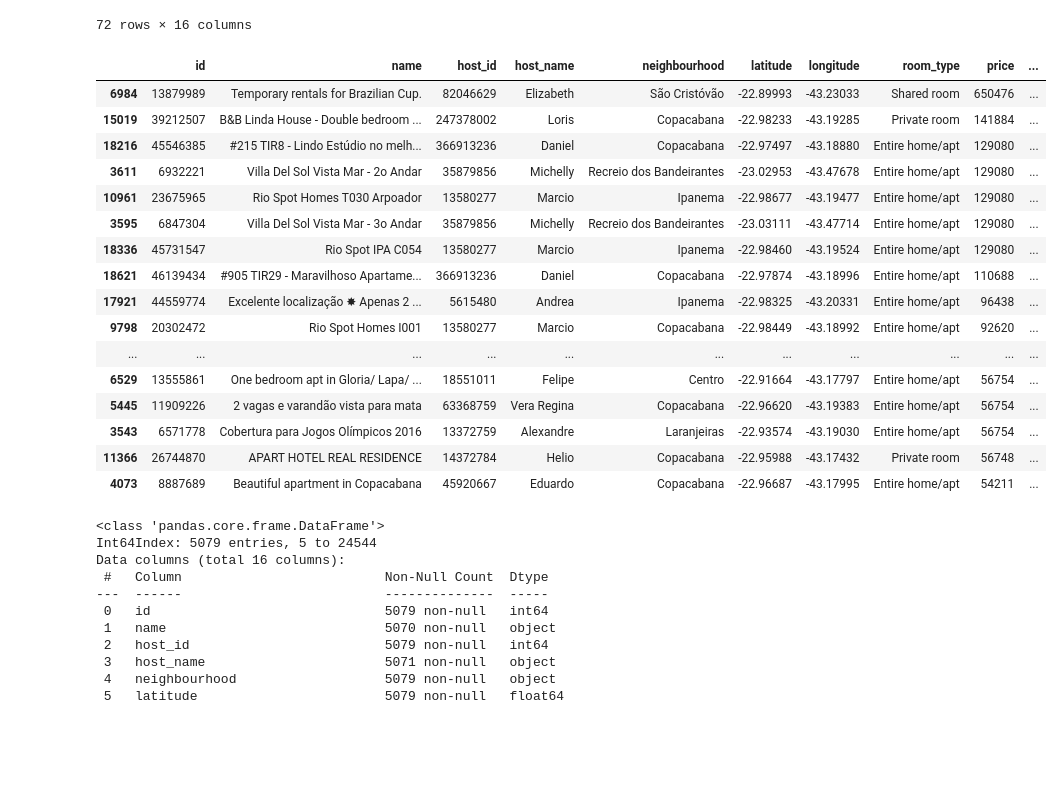
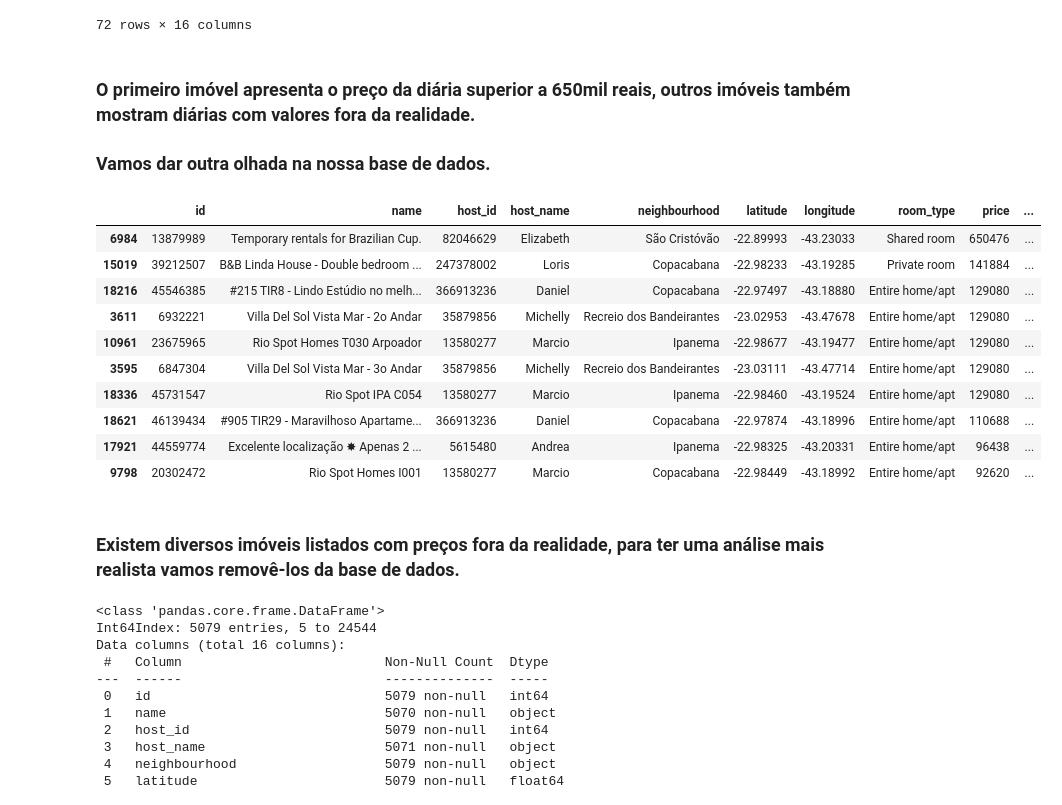
Before and after one commit to PedroAfornali/Analise-Airbnb-Rio-de-Janeiro, a Jupyter notebook: Airbnb Rio de Janeiro.ipynb, the cells around one changed output. Cells and saved outputs as stored; diff of their text form; code cells hidden in the pictures; blank space fills up the shorter version.

```diff
--- a/Airbnb Rio de Janeiro.ipynb
+++ b/Airbnb Rio de Janeiro.ipynb
@@ -142,28 +153,27 @@ df[df["neighbourhood"] == "São Cristóvão"].sort_values("price", ascending=Fal
 | 11286 | 26088689 | Alugo quarto apenas para MULHER p... | 196091649 | Elli | São Cristóvão | -22.897200 | -43.22982 | Private room | 60 | ... |
 | 24314 | 53864603 | Apartamento familiar em São Crist... | 33218018 | Fabiano | São Cristóvão | -22.902681 | -43.22177 | Shared room | 46 | ... |
 72 rows × 16 columns
+# %% [markdown]
+### O primeiro imóvel apresenta o preço da diária superior a 650mil reais, outros imóveis também mostram diárias com valores fora da realidade.
+### Vamos dar outra olhada na nossa base de dados.
 # %%
 # Gera toda a base de dados listada em ordem desdendente de preços.
 
-df.sort_values('price',ascending=False)[:20]
+df.sort_values('price',ascending=False)[:10]
 # %% [output]
 |  | id | name | host_id | host_name | neighbourhood | latitude | longitude | room_type | price | ... |
 | 6984 | 13879989 | Temporary rentals for Brazilian Cup. | 82046629 | Elizabeth | São Cristóvão | -22.89993 | -43.23033 | Shared room | 650476 | ... |
 | 15019 | 39212507 | B&B Linda House - Double bedroom ... | 247378002 | Loris | Copacabana | -22.98233 | -43.19285 | Private room | 141884 | ... |
 | 18216 | 45546385 | #215 TIR8 - Lindo Estúdio no melh... | 366913236 | Daniel | Copacabana | -22.97497 | -43.18880 | Entire home/apt | 129080 | ... |
 | 3611 | 6932221 | Villa Del Sol Vista Mar - 2o Andar | 35879856 | Michelly | Recreio dos Bandeirantes | -23.02953 | -43.47678 | Entire home/apt | 129080 | ... |
 | 10961 | 23675965 | Rio Spot Homes T030 Arpoador | 13580277 | Marcio | Ipanema | -22.98677 | -43.19477 | Entire home/apt | 129080 | ... |
 | 3595 | 6847304 | Villa Del Sol Vista Mar - 3o Andar | 35879856 | Michelly | Recreio dos Bandeirantes | -23.03111 | -43.47714 | Entire home/apt | 129080 | ... |
 | 18336 | 45731547 | Rio Spot IPA C054 | 13580277 | Marcio | Ipanema | -22.98460 | -43.19524 | Entire home/apt | 129080 | ... |
 | 18621 | 46139434 | #905 TIR29 - Maravilhoso Apartame... | 366913236 | Daniel | Copacabana | -22.97874 | -43.18996 | Entire home/apt | 110688 | ... |
 | 17921 | 44559774 | Excelente localização ✸ Apenas 2 ... | 5615480 | Andrea | Ipanema | -22.98325 | -43.20331 | Entire home/apt | 96438 | ... |
 | 9798 | 20302472 | Rio Spot Homes I001 | 13580277 | Marcio | Copacabana | -22.98449 | -43.18992 | Entire home/apt | 92620 | ... |
-| ... | ... | ... | ... | ... | ... | ... | ... | ... | ... | ... |
-| 6529 | 13555861 | One bedroom apt in Gloria/ Lapa/ ... | 18551011 | Felipe | Centro | -22.91664 | -43.17797 | Entire home/apt | 56754 | ... |
-| 5445 | 11909226 | 2 vagas e varandão vista para mata | 63368759 | Vera Regina | Copacabana | -22.96620 | -43.19383 | Entire home/apt | 56754 | ... |
-| 3543 | 6571778 | Cobertura para Jogos Olímpicos 2016 | 13372759 | Alexandre | Laranjeiras | -22.93574 | -43.19030 | Entire home/apt | 56754 | ... |
-| 11366 | 26744870 | APART HOTEL REAL RESIDENCE | 14372784 | Helio | Copacabana | -22.95988 | -43.17432 | Private room | 56748 | ... |
-| 4073 | 8887689 | Beautiful apartment in Copacabana | 45920667 | Eduardo | Copacabana | -22.96687 | -43.17995 | Entire home/apt | 54211 | ... |
+# %% [markdown]
+### Existem diversos imóveis listados com preços fora da realidade, para ter uma análise mais realista vamos removê-los da base de dados.
 # %%
 # Gera uma tabela com todos os imóveis listados com preço maior que mil reais e trás informações sobre esses dados.
 # No caso existem 5079 imóveis com preços maiores de mil reais.
```
Also changed, not shown: parts of 18 cells of this notebook.
